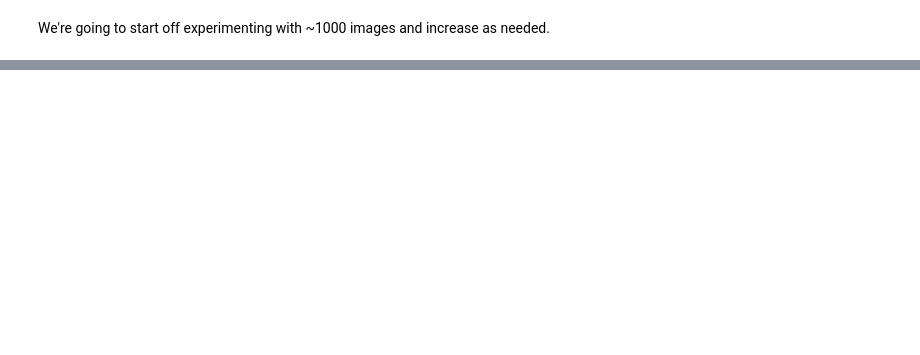
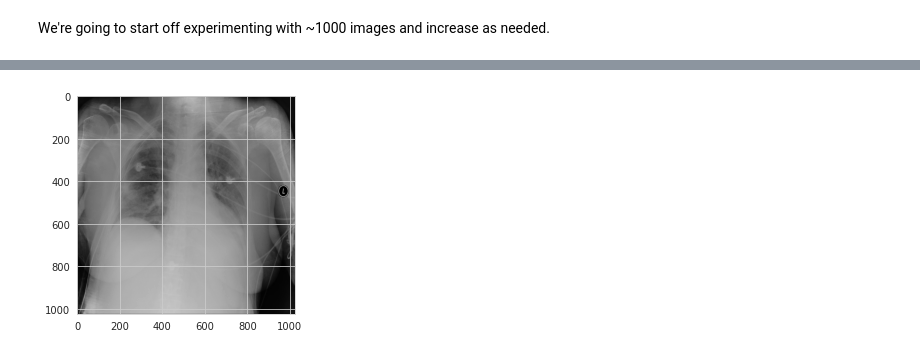
Before and after one commit to julycapstone2020/Pneumonia-Detection-Challenge, a Jupyter notebook: notebook/Pneumonia_Detection_Challenge.ipynb, the cells around one changed output, grey strips where cells are left out. Saved outputs shown, nothing was run; the diff lists cells and outputs as text; code cells hidden in the pictures; blank space fills up the shorter version.

```diff
--- a/notebook/Pneumonia_Detection_Challenge.ipynb
+++ b/notebook/Pneumonia_Detection_Challenge.ipynb
@@ -597,0 +720,19 @@ NUM_IMAGES = 1000 #@param {type:"slider", min:1000, max:10000, step:1000}
+# %%
+import matplotlib.pyplot as plt
+import matplotlib.patches as patches
+
+# Create figure and axes
+fig,ax = plt.subplots(1)
+
+# Display the image
+ax.imshow(np.squeeze(image.numpy()), cmap='gray')
+
+# Create a Rectangle patch
+#rect = patches.Rectangle((x0, y0), x1 - x0, y1 - y0, linewidth=2, edgecolor='r', facecolor='none')
+
+# Add the patch to the Axes
+# ax.add_patch(rect)
+
+plt.show()
+# %% [output]
+[figure, added]
```
Also changed, not shown: parts of 38 cells of this notebook.
